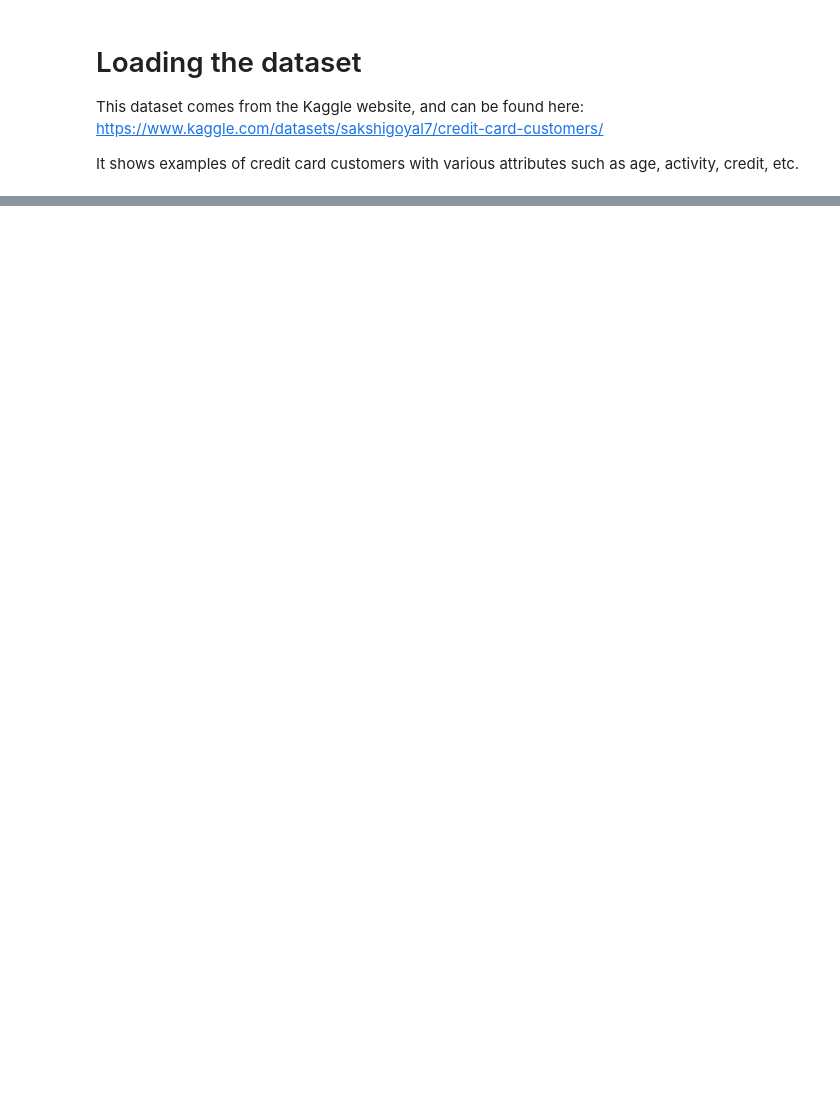
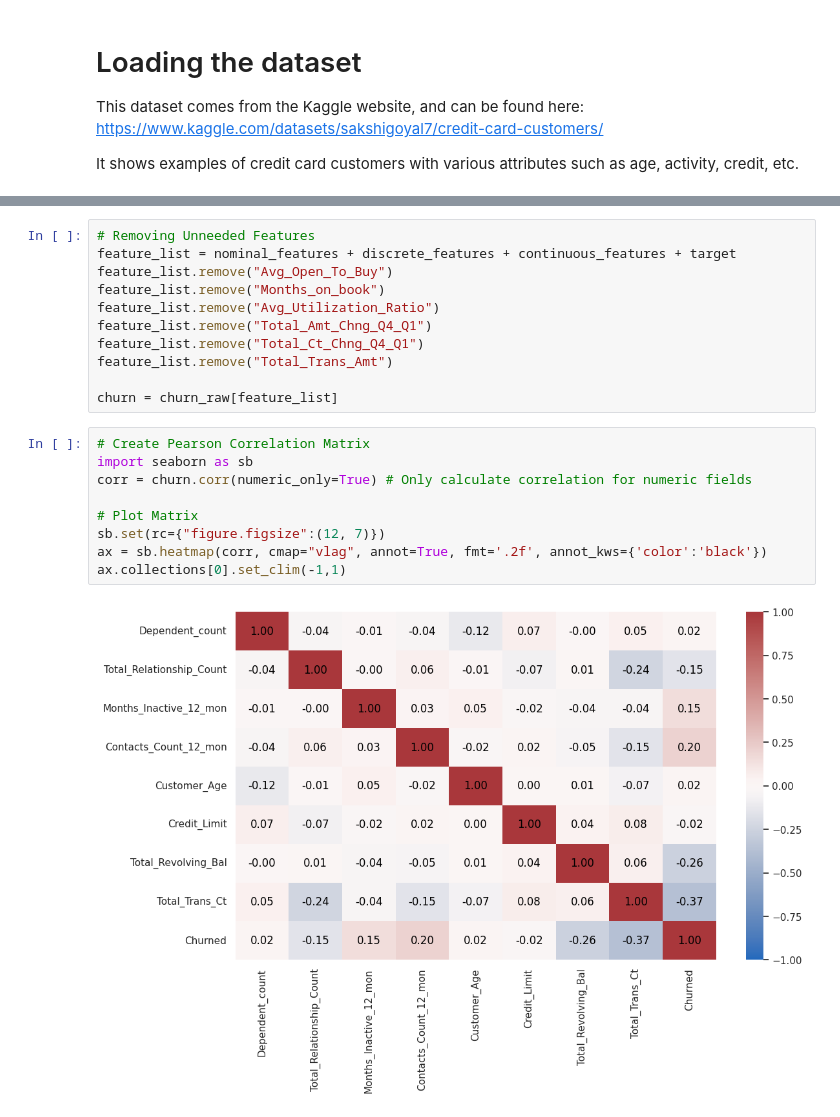
Before and after one commit to ej768/credit_card_customer_churn, a Jupyter notebook: preprocessing_exploration.ipynb, the cells around one changed output, grey strips where cells are left out. Drawn from its saved outputs; the diff is of its cells as text; blank space fills up the shorter version.

```diff
--- a/preprocessing_exploration.ipynb
+++ b/preprocessing_exploration.ipynb
@@ -177,0 +176,22 @@ churn[["Customer_Age", "Customer_Age_Gr"]]
+# %%
+# Removing Unneeded Features
+feature_list = nominal_features + discrete_features + continuous_features + target
+feature_list.remove("Avg_Open_To_Buy")
+feature_list.remove("Months_on_book")
+feature_list.remove("Avg_Utilization_Ratio")
+feature_list.remove("Total_Amt_Chng_Q4_Q1")
+feature_list.remove("Total_Ct_Chng_Q4_Q1")
+feature_list.remove("Total_Trans_Amt")
+
+churn = churn_raw[feature_list]
+# %%
+# Create Pearson Correlation Matrix
+import seaborn as sb
+corr = churn.corr(numeric_only=True) # Only calculate correlation for numeric fields
+
+# Plot Matrix
+sb.set(rc={"figure.figsize":(12, 7)})
+ax = sb.heatmap(corr, cmap="vlag", annot=True, fmt='.2f', annot_kws={'color':'black'})
+ax.collections[0].set_clim(-1,1)
+# %% [output]
+[figure, added]
```
Also changed, not shown: parts of 40 cells of this notebook, 5 other files.
